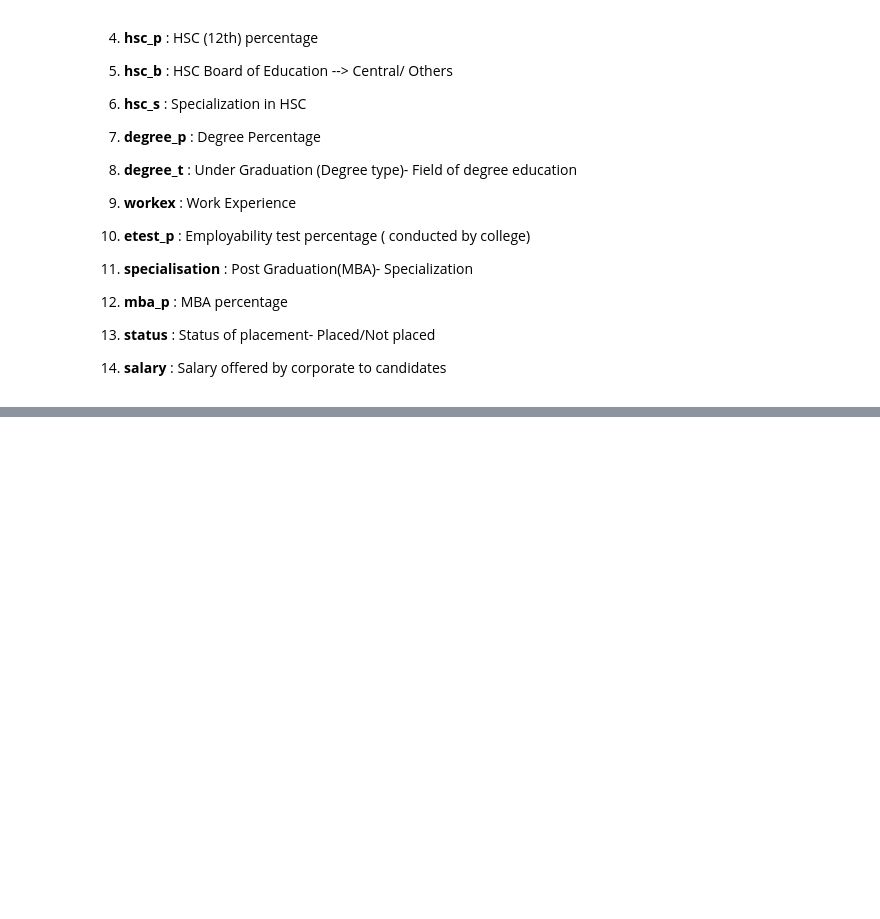
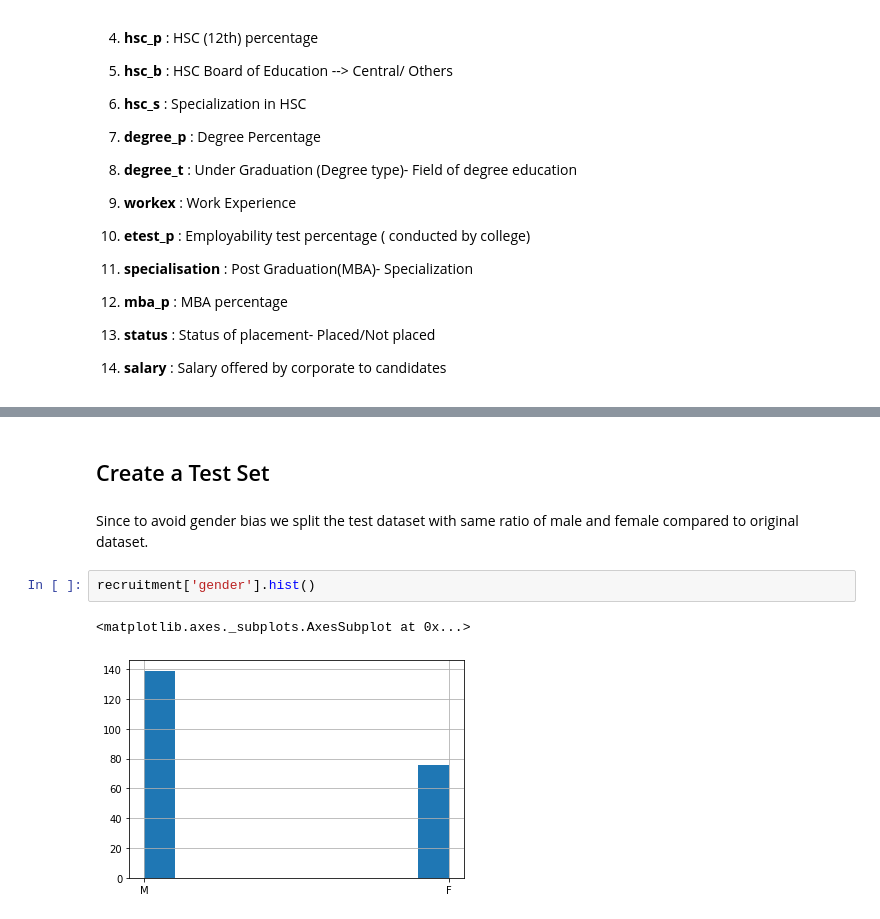
Before and after one commit to Kirushikesh/Campus_Recruitment_Prediction, a Jupyter notebook: CR_Machine_Learning.ipynb, the cells around one changed output, grey strips where cells are left out. Saved outputs shown, nothing was run; the diff lists cells and outputs as text; blank space fills up the shorter version.

```diff
--- a/CR_Machine_Learning.ipynb
+++ b/CR_Machine_Learning.ipynb
@@ -778,0 +185,9 @@ Using **SHAP** explains how each feature impacts the output of the model
+# %% [markdown]
+## Create a Test Set
+# %% [markdown]
+Since to avoid gender bias we split the test dataset with same ratio of male and female compared to original dataset.
+# %%
+recruitment['gender'].hist()
+# %% [output]
+<matplotlib.axes._subplots.AxesSubplot at 0x...>
+[figure, added]
```
Also changed, not shown: parts of 278 cells of this notebook.
